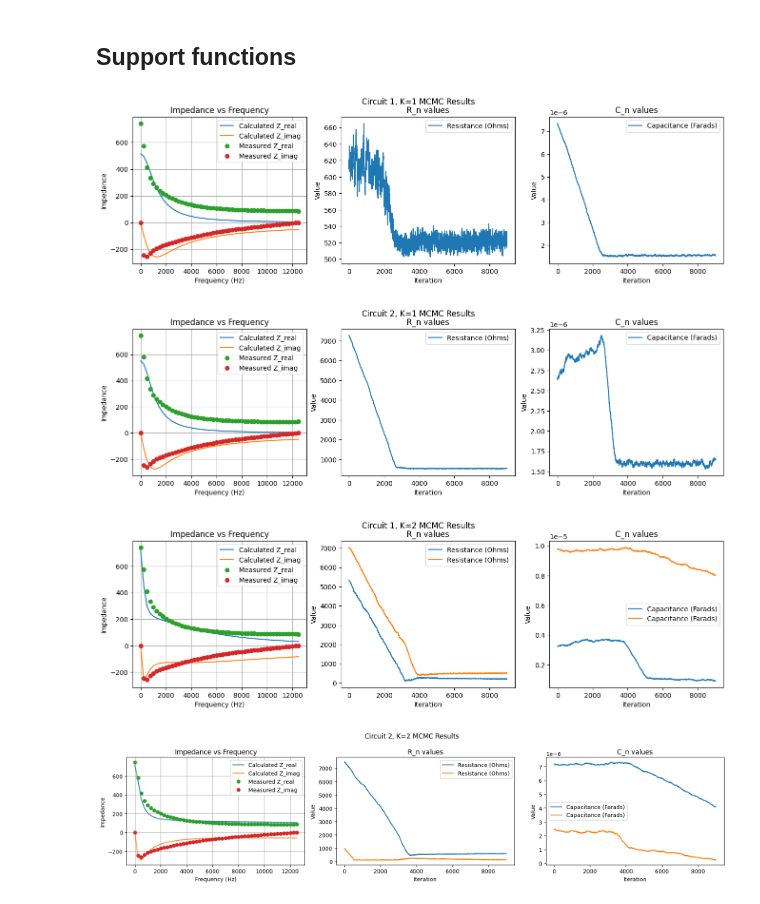
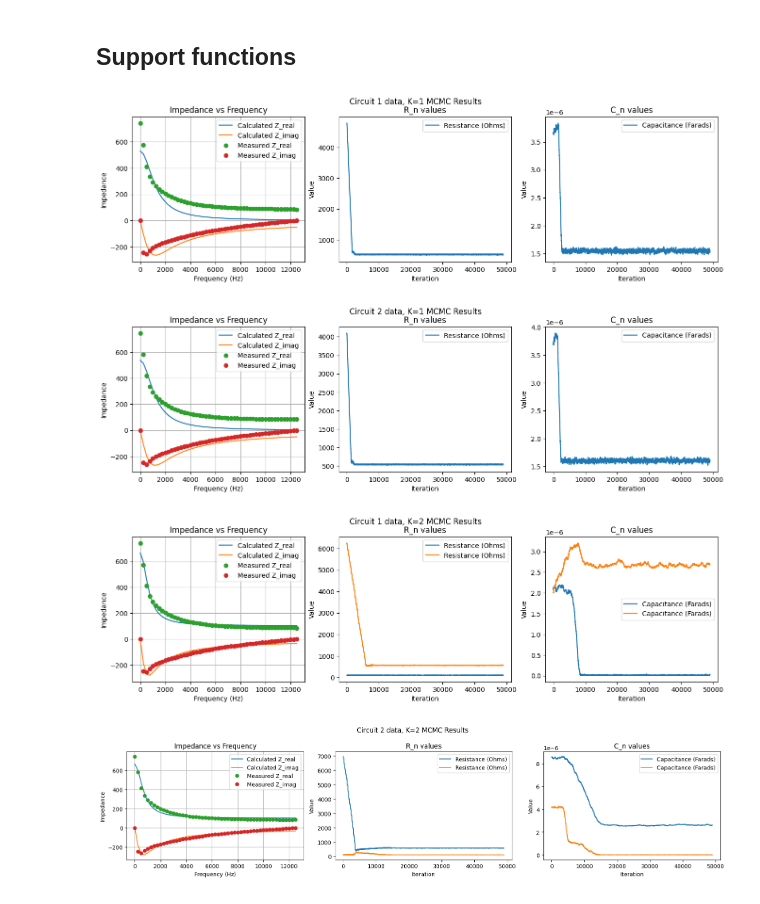
Before and after one commit to calvinbootsman/Data-Fusion-Architecture, a Jupyter notebook: Assignment 2.ipynb, the cells around one changed output. Cells and saved outputs as stored; diff of their text form; code cells hidden in the pictures.

Commit message:
probabilities are properly calculated, both are circuit model A

```diff
--- a/Assignment 2.ipynb
+++ b/Assignment 2.ipynb
@@ -217,11 +223,11 @@ def wbic(omega_n, Z_n, K, R_samples, C_samples, sigma):
 # %%
 import matplotlib.pyplot as plt
 
-def find_best_fit_model(frequencies, Z_measured, sigma = 10, K_max=2, n_iterations=10000, burn_in=1000):
+def find_best_fit_model(frequencies, Z_measured, sigma = 10, K_max=2, n_itterations=10000, burn_in=1000):
     wbic_values = []
-    for K_max in range(1, K_max):  # Check models with K=1, 2
-        R_n, C_n, accepted_proposals, R_samples, C_samples = metropolis(frequencies, Z_measured, K_max, sigma, n_iterations=n_iterations, burn_in=burn_in)
-        wbic_value = wbic(frequencies, Z_measured, K_max, R_samples, C_samples, sigma)
+    for k in range(1, K_max + 1):  # Check models with K=1, 2
+        R_n, C_n, accepted_proposals, R_samples, C_samples = metropolis(frequencies, Z_measured, k, sigma, n_iterations=n_itterations, burn_in=burn_in)
+        wbic_value = wbic(frequencies, Z_measured, k, R_samples, C_samples, sigma)
         wbic_values.append(wbic_value)
 
     # Select the best model
@@ -258,7 +264,7 @@ def single_mcmc(data_filename, K, sigma=10, itterations=10000, burn_in=1000, pri
     }
     return results
 
-def impedance_plot(frequencies, Z_measured, R, C, ax=None, title='Impedance Plot'):
+def impedance_plot(frequencies, Z_measured, R, C, ax=None):
     if ax is None:
         ax = plt.gca()  # Get the current axes if none is provided
 
@@ -300,35 +306,35 @@ def R_C_plot(R_samples, C_samples, ax_r, ax_c):
     ax_c.set_ylabel('Value')
     ax_c.legend()
 # %%
-results = single_mcmc('circuit1_data.csv', 1)
+results = single_mcmc('circuit1_data.csv', 1, itterations = 20000)
 fig_c1_k1, (ax_c1_k1_1, ax_c1_k1_2, ax_c1_k1_3) = plt.subplots(1, 3, figsize=(16, 4))
-fig_c1_k1.suptitle('Circuit 1, K=1 MCMC Results')
-impedance_plot(results['frequency_list'], results['Z_complex'], results['R_n'], results['C_n'], ax=ax_c1_k1_1, title='Circuit 1 Impedance Plot')
+fig_c1_k1.suptitle('Circuit 1 data, K=1 MCMC Results')
+impedance_plot(results['frequency_list'], results['Z_complex'], results['R_n'], results['C_n'], ax=ax_c1_k1_1)
 R_C_plot(results['R_samples'], results['C_samples'], ax_r=ax_c1_k1_2, ax_c=ax_c1_k1_3)
 
-results = single_mcmc('circuit2_data.csv', 1)
+results = single_mcmc('circuit2_data.csv', 1, itterations = 50000)
 fig_c2_k1, (ax_c2_k1_1, ax_c2_k1_2, ax_c2_k1_3) = plt.subplots(1, 3, figsize=(16, 4))
-fig_c2_k1.suptitle('Circuit 2, K=1 MCMC Results')
-impedance_plot(results['frequency_list'], results['Z_complex'], results['R_n'], results['C_n'], ax=ax_c2_k1_1, title='Circuit 1 Impedance Plot')
+fig_c2_k1.suptitle('Circuit 2 data, K=1 MCMC Results')
+impedance_plot(results['frequency_list'], results['Z_complex'], results['R_n'], results['C_n'], ax=ax_c2_k1_1)
 R_C_plot(results['R_samples'], results['C_samples'], ax_r=ax_c2_k1_2, ax_c=ax_c2_k1_3)
 
-results = single_mcmc('circuit1_data.csv', 2)
+results = single_mcmc('circuit1_data.csv', 2, itterations = 50000)
 fig_c1_k2, (ax_c1_k2_1, ax_c1_k2_2, ax_c1_k2_3) = plt.subplots(1, 3, figsize=(16, 4))
-fig_c1_k2.suptitle('Circuit 1, K=2 MCMC Results')
-impedance_plot(results['frequency_list'], results['Z_complex'], results['R_n'], results['C_n'], ax=ax_c1_k2_1, title='Circuit 1 Impedance Plot')
+fig_c1_k2.suptitle('Circuit 1 data, K=2 MCMC Results')
+impedance_plot(results['frequency_list'], results['Z_complex'], results['R_n'], results['C_n'], ax=ax_c1_k2_1)
 R_C_plot(results['R_samples'], results['C_samples'], ax_r=ax_c1_k2_2, ax_c=ax_c1_k2_3)
 
-results = single_mcmc('circuit2_data.csv', 2)
+results = single_mcmc('circuit2_data.csv', 2, itterations = 50000)
 fig_c2_k1, (ax_c2_k2_1, ax_c2_k2_2, ax_c2_k2_3) = plt.subplots(1, 3, figsize=(16, 4))
-fig_c2_k1.suptitle('Circuit 2, K=2 MCMC Results')
-impedance_plot(results['frequency_list'], results['Z_complex'], results['R_n'], results['C_n'], ax=ax_c2_k2_1, title='Circuit 1 Impedance Plot')
+fig_c2_k1.suptitle('Circuit 2 data, K=2 MCMC Results')
+impedance_plot(results['frequency_list'], results['Z_complex'], results['R_n'], results['C_n'], ax=ax_c2_k2_1)
 R_C_plot(results['R_samples'], results['C_samples'], ax_r=ax_c2_k2_2, ax_c=ax_c2_k2_3)
 
 
 plt.tight_layout()
 plt.show()
 # %% [output]
-[figure, old version]
+[figure, new version]
-[figure, old version]
+[figure, new version]
-[figure, old version]
+[figure, new version]
-[figure, old version]
+[figure, new version]
```
Also changed, not shown: parts of 4 cells of this notebook.
